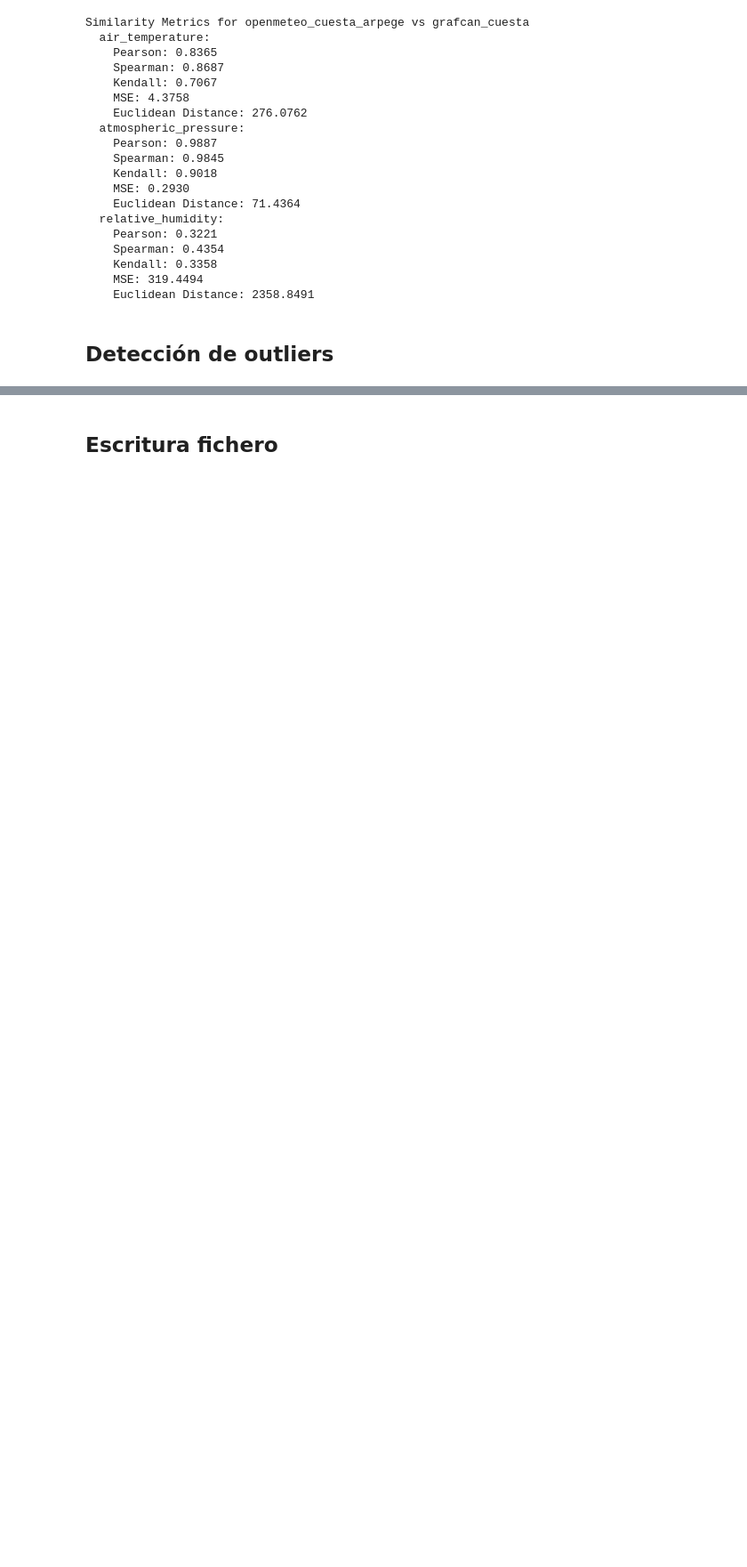
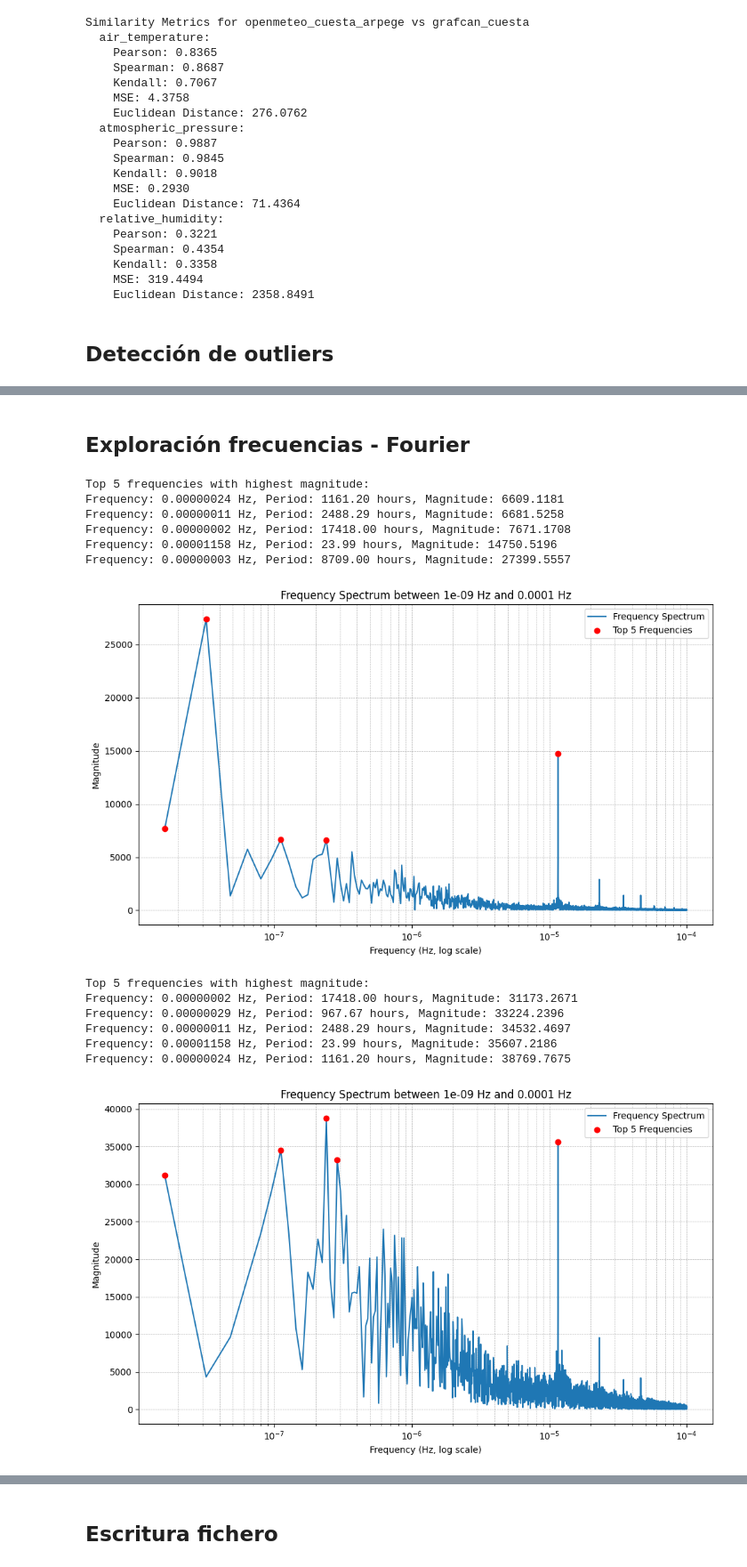
Before and after one commit to jose-r-morera/TFG_Time_Series_Forecast, a Jupyter notebook: tratamiento_datos/analisis_cuesta.ipynb, the cells around one changed output, grey strips where cells are left out. Shown at 89% size. Drawn from its saved outputs; the diff is of its cells as text; code cells hidden in the pictures; blank space fills up the shorter version.

```diff
--- a/tratamiento_datos/analisis_cuesta.ipynb
+++ b/tratamiento_datos/analisis_cuesta.ipynb
@@ -378,0 +379,2 @@ Removed 1029 rows with outliers from grafcan_cuesta.
+# %% [markdown]
+## Exploración frecuencias - Fourier
@@ -378,0 +427,25 @@ Removed 1029 rows with outliers from grafcan_cuesta.
+# %%
+
+
+min_frequency = 10**-9
+max_frequency = 10**-4
+top_n = 5
+
+plot_frequencies(dataframes["grafcan_cuesta"], "air_temperature", min_frequency, max_frequency, top_n)
+plot_frequencies(dataframes["grafcan_cuesta"], "relative_humidity", min_frequency, max_frequency, top_n)
+plot_frequencies(dataframes["grafcan_cuesta"], "atmospheric_pressure", min_frequency, max_frequency, top_n)
+# %% [output]
+Top 5 frequencies with highest magnitude:
+Frequency: 0.00000024 Hz, Period: 1161.20 hours, Magnitude: 6609.1181
+Frequency: 0.00000011 Hz, Period: 2488.29 hours, Magnitude: 6681.5258
+Frequency: 0.00000002 Hz, Period: 17418.00 hours, Magnitude: 7671.1708
+Frequency: 0.00001158 Hz, Period: 23.99 hours, Magnitude: 14750.5196
+Frequency: 0.00000003 Hz, Period: 8709.00 hours, Magnitude: 27399.5557
+[figure, added]
+Top 5 frequencies with highest magnitude:
+Frequency: 0.00000002 Hz, Period: 17418.00 hours, Magnitude: 31173.2671
+Frequency: 0.00000029 Hz, Period: 967.67 hours, Magnitude: 33224.2396
+Frequency: 0.00000011 Hz, Period: 2488.29 hours, Magnitude: 34532.4697
+Frequency: 0.00001158 Hz, Period: 23.99 hours, Magnitude: 35607.2186
+Frequency: 0.00000024 Hz, Period: 1161.20 hours, Magnitude: 38769.7675
+[figure, added]
```
Also changed, not shown: parts of 12 cells of this notebook, 21 other files.
